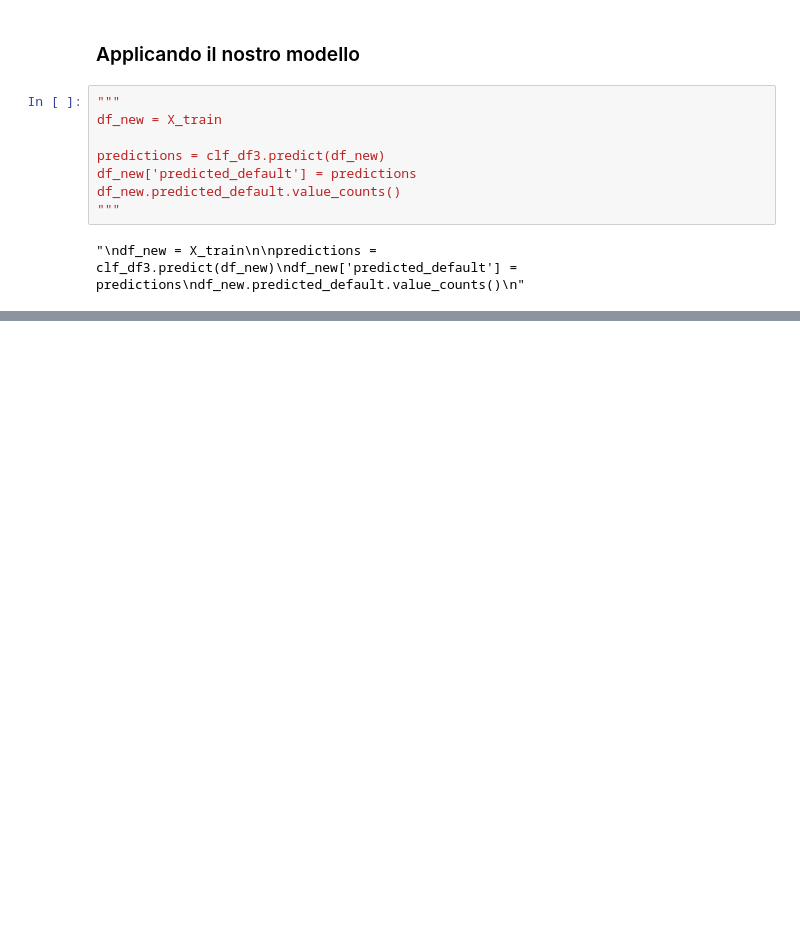
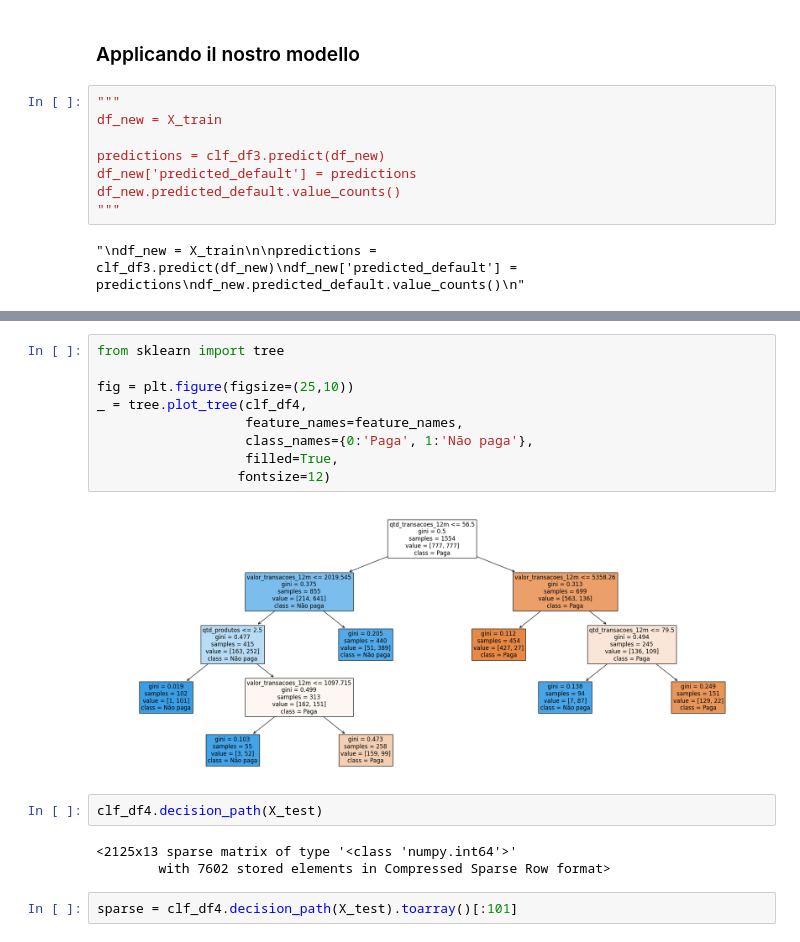
Before and after one commit to enzoschitini/repository-data-science-library, a Jupyter notebook: Data Science/EBAC Decision Tree Classifier/ml_model.ipynb, the cells around one changed output, grey strips where cells are left out. Saved outputs shown, nothing was run; the diff lists cells and outputs as text; blank space fills up the shorter version.

```diff
--- a/Data Science/EBAC Decision Tree Classifier/ml_model.ipynb
+++ b/Data Science/EBAC Decision Tree Classifier/ml_model.ipynb
@@ -239,0 +375,18 @@ DecisionTreeClassifier(max_depth=8, max_leaf_nodes=15, random_state=100)
+# %%
+from sklearn import tree
+
+fig = plt.figure(figsize=(25,10))
+_ = tree.plot_tree(clf_df4,
+                   feature_names=feature_names,
+                   class_names={0:'Paga', 1:'Não paga'},
+                   filled=True,
+                  fontsize=12)
+# %% [output]
+[figure, added]
+# %%
+clf_df4.decision_path(X_test)
+# %% [output]
+<2125x13 sparse matrix of type '<class 'numpy.int64'>'
+        with 7602 stored elements in Compressed Sparse Row format>
+# %%
+sparse = clf_df4.decision_path(X_test).toarray()[:101]
```
Also changed, not shown: parts of 25 cells of this notebook.
